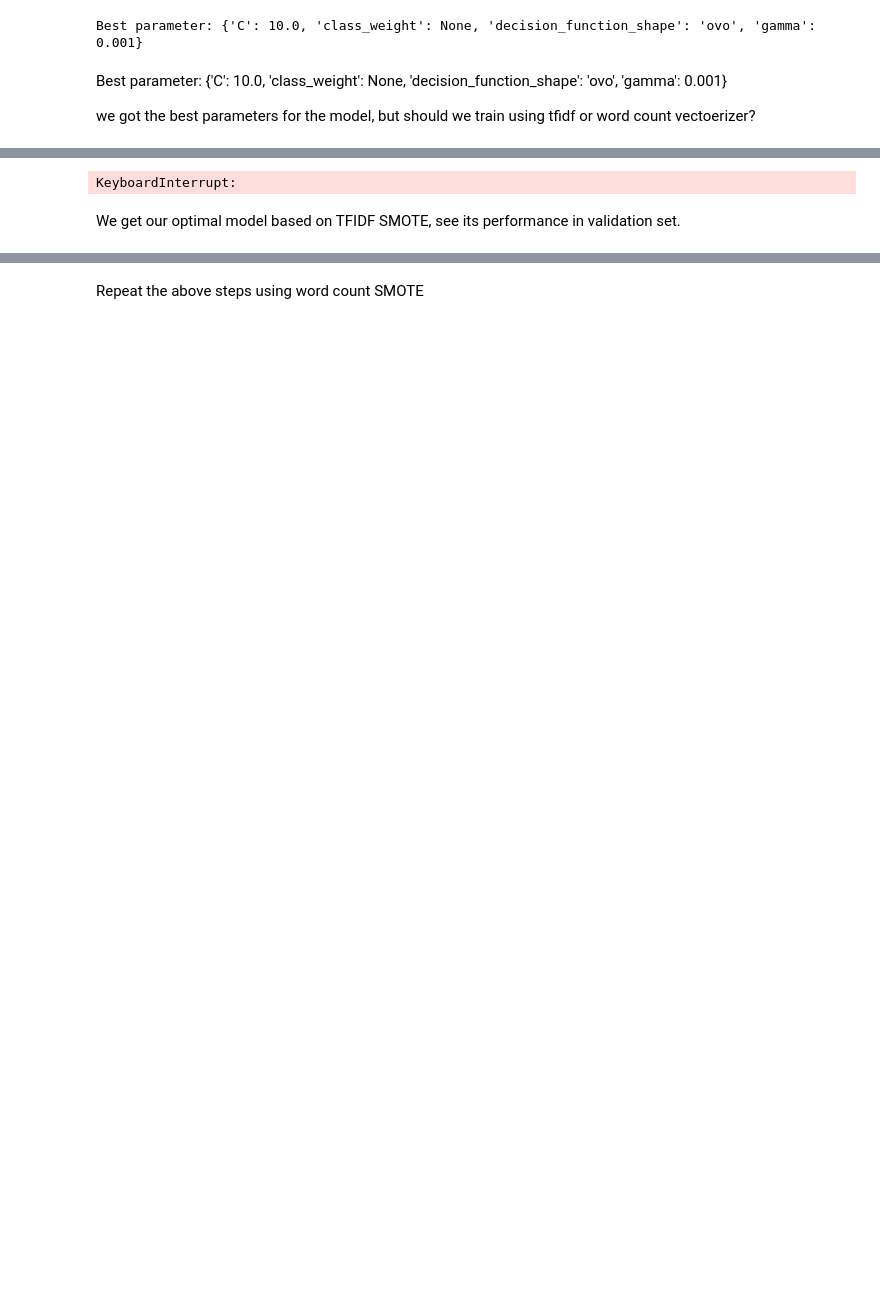
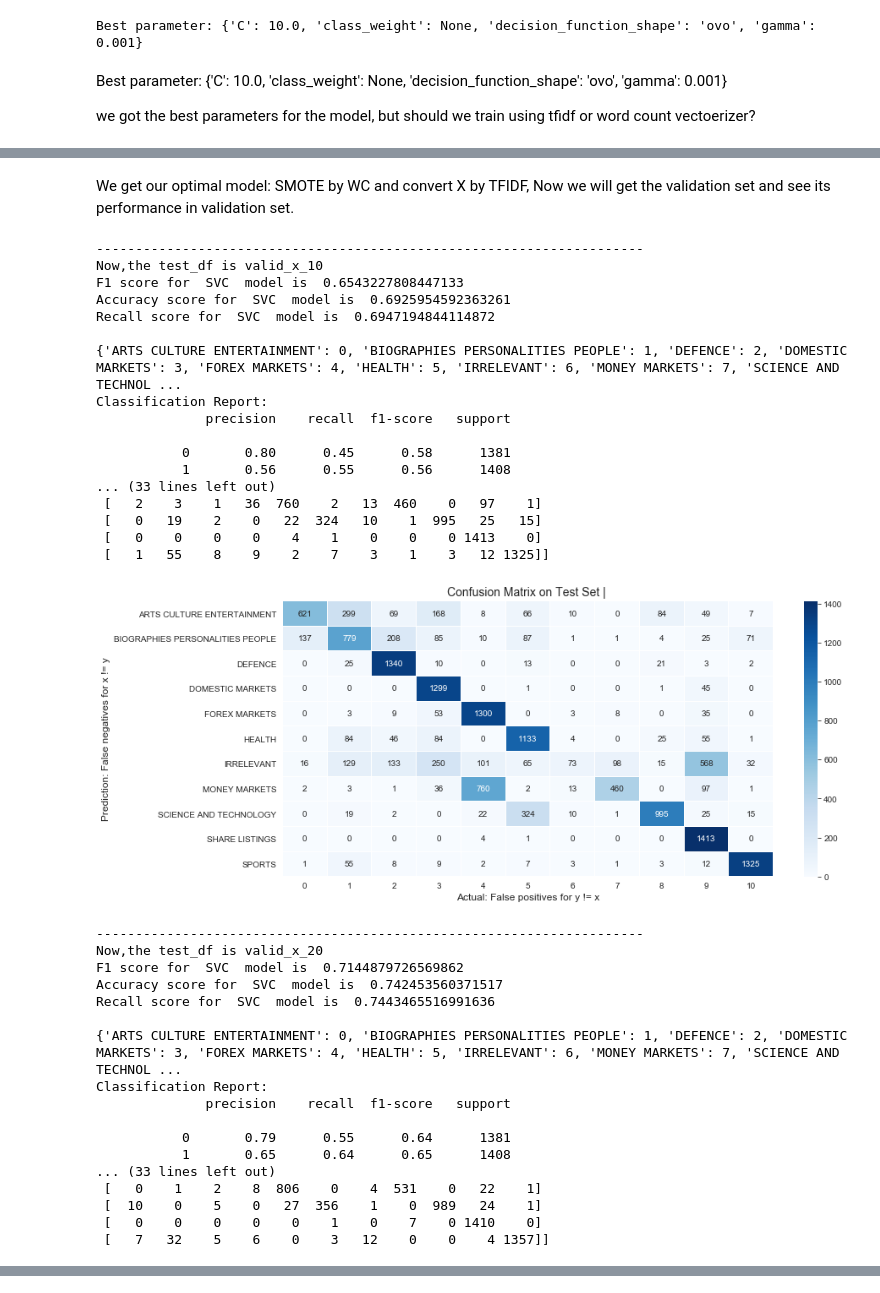
Before and after one commit to HenryLiangzy/COMP9417_Project, a Jupyter notebook: Yangqi_work.ipynb, the cells around one changed output, grey strips where cells are left out. Cells and saved outputs as stored; diff of their text form; code cells hidden in the pictures; blank space fills up the shorter version.

Commit message:
Yangqi validate

```diff
--- a/Yangqi_work.ipynb
+++ b/Yangqi_work.ipynb
@@ -1577 +1497,13 @@ print(valid_x_10.shape)
+# %%
+# get the data and vectoerizer
+TRAINING_FILE = "keyword.csv"
+TEST_FILE = "key_word_test.csv"
+df_train = pd.read_csv(TRAINING_FILE)
+df_test = pd.read_csv(TEST_FILE)
+
+junk_train = df_train.rename(columns={ "article_words": "key_word"})
+new_df = junk_train
+new_df = new_df.dropna()
+train_x = new_df.key_word.apply(lambda x: x.replace('_', ''))
+the_vect = TfidfVectorizer().fit(train_x)
 # %% [markdown]
@@ -1591,0 +1582,2 @@ we got the best parameters for the model, but should we train using tfidf or wor
+# %% [markdown]
+We get our optimal model: SMOTE by WC and convert X by TFIDF, Now we will get the validation set and see its performance in validation set.
@@ -1592,9 +1634,3 @@ we got the best parameters for the model, but should we train using tfidf or wor
 # %%
-svm_model_prob = svm.SVC(gamma=0.001, C=10.,decision_function_shape = 'ovo',probability= True)
-accs_tf = np.mean(cross_val_score(svm_model_prob,
-                           TfidfVectorizer().fit_transform(train_x), train_y, cv=5))
-
-accs_wc = np.mean(cross_val_score(svm_model_prob,
-                           CountVectorizer().fit_transform(train_x), train_y, cv=5))
+# get the model
+svm_model = svm.SVC(gamma=0.001, C=10.,decision_function_shape = 'ovo', probability = True).fit(the_vect.transform(train_x), train_y)
-# %% [output]
-KeyboardInterrupt:
@@ -1609,12 +1637,46 @@ else:
-# %% [markdown]
-We get our optimal model based on TFIDF SMOTE, see its performance in validation set.
 # %%
 # reverse valid_y
 rev_valid_y = le.inverse_transform(valid_y)
 valid_set =[valid_x_10,valid_x_20,valid_x_50,valid_x_100,valid_x]
-the_vect =
+
 for ele in valid_set:
     print('----------------------------------------------------------------------')
     print(f'Now,the test_df is {namestr(ele)}')
     df_valid = pd.DataFrame({'key_word':ele,'topic':rev_valid_y})
-    test_model_with_vect(test_df, svm_model,le,encode_mapping, the_vect)
+    test_model_with_vect(df_valid, svm_model,le,encode_mapping, the_vect)
+# %% [output]
+----------------------------------------------------------------------
+Now,the test_df is valid_x_10
+F1 score for  SVC  model is  0.6543227808447133
+Accuracy score for  SVC  model is  0.6925954592363261
+Recall score for  SVC  model is  0.6947194844114872
+
+{'ARTS CULTURE ENTERTAINMENT': 0, 'BIOGRAPHIES PERSONALITIES PEOPLE': 1, 'DEFENCE': 2, 'DOMESTIC MARKETS': 3, 'FOREX MARKETS': 4, 'HEALTH': 5, 'IRRELEVANT': 6, 'MONEY MARKETS': 7, 'SCIENCE AND TECHNOL ...
+Classification Report:
+              precision    recall  f1-score   support
+
+           0       0.80      0.45      0.58      1381
+           1       0.56      0.55      0.56      1408
+... (33 lines left out)
+ [   2    3    1   36  760    2   13  460    0   97    1]
+ [   0   19    2    0   22  324   10    1  995   25   15]
+ [   0    0    0    0    4    1    0    0    0 1413    0]
+ [   1   55    8    9    2    7    3    1    3   12 1325]]
+[figure, added]
+----------------------------------------------------------------------
+Now,the test_df is valid_x_20
+F1 score for  SVC  model is  0.7144879726569862
+Accuracy score for  SVC  model is  0.742453560371517
+Recall score for  SVC  model is  0.7443465516991636
+
+{'ARTS CULTURE ENTERTAINMENT': 0, 'BIOGRAPHIES PERSONALITIES PEOPLE': 1, 'DEFENCE': 2, 'DOMESTIC MARKETS': 3, 'FOREX MARKETS': 4, 'HEALTH': 5, 'IRRELEVANT': 6, 'MONEY MARKETS': 7, 'SCIENCE AND TECHNOL ...
+Classification Report:
+              precision    recall  f1-score   support
+
+           0       0.79      0.55      0.64      1381
+           1       0.65      0.64      0.65      1408
+... (33 lines left out)
+ [   0    1    2    8  806    0    4  531    0   22    1]
+ [  10    0    5    0   27  356    1    0  989   24    1]
+ [   0    0    0    0    0    1    0    7    0 1410    0]
+ [   7   32    5    6    0    3   12    0    0    4 1357]]
@@ -1621,2 +1737,0 @@ for ele in valid_set:
-# %% [markdown]
-Repeat the above steps using word count SMOTE
```
Also changed, not shown: parts of 17 cells of this notebook, 1 other file.
